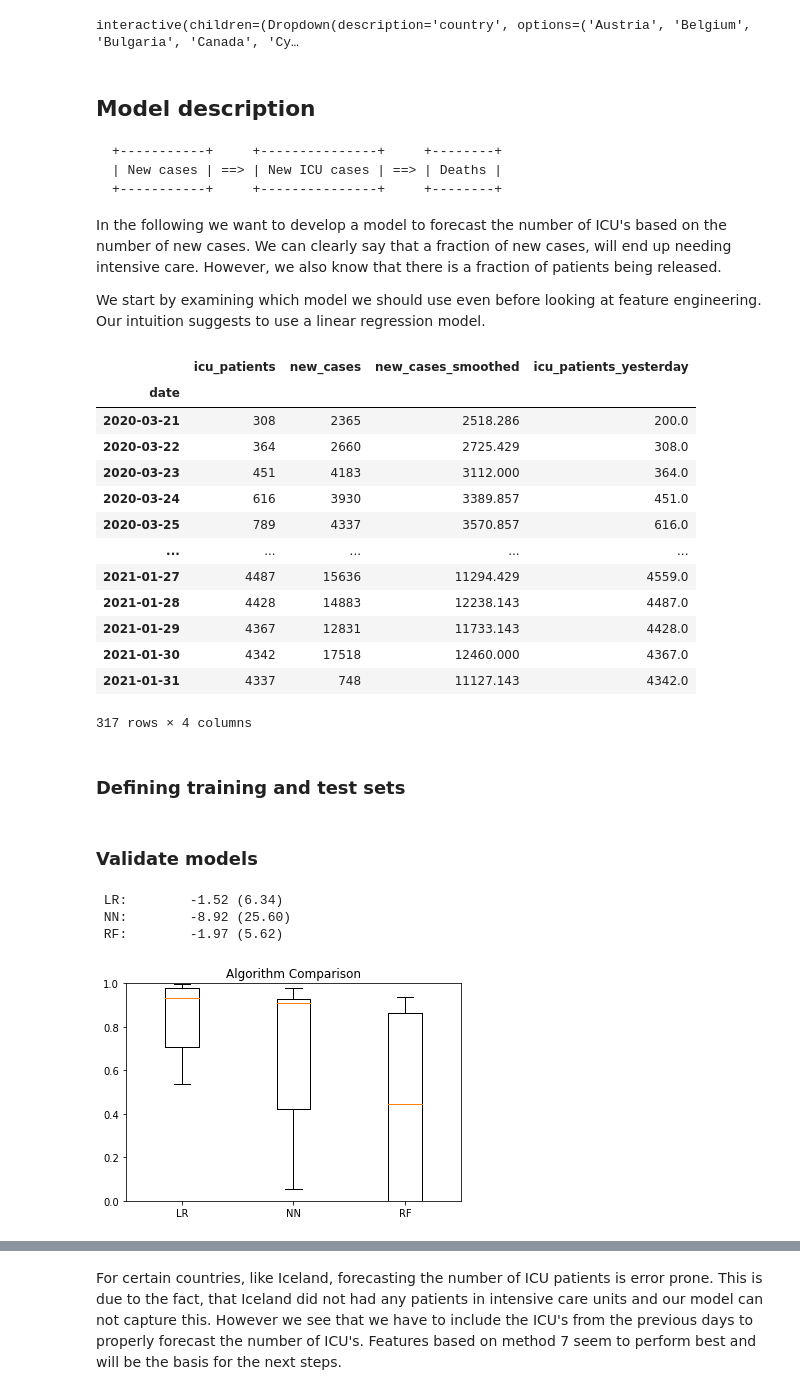
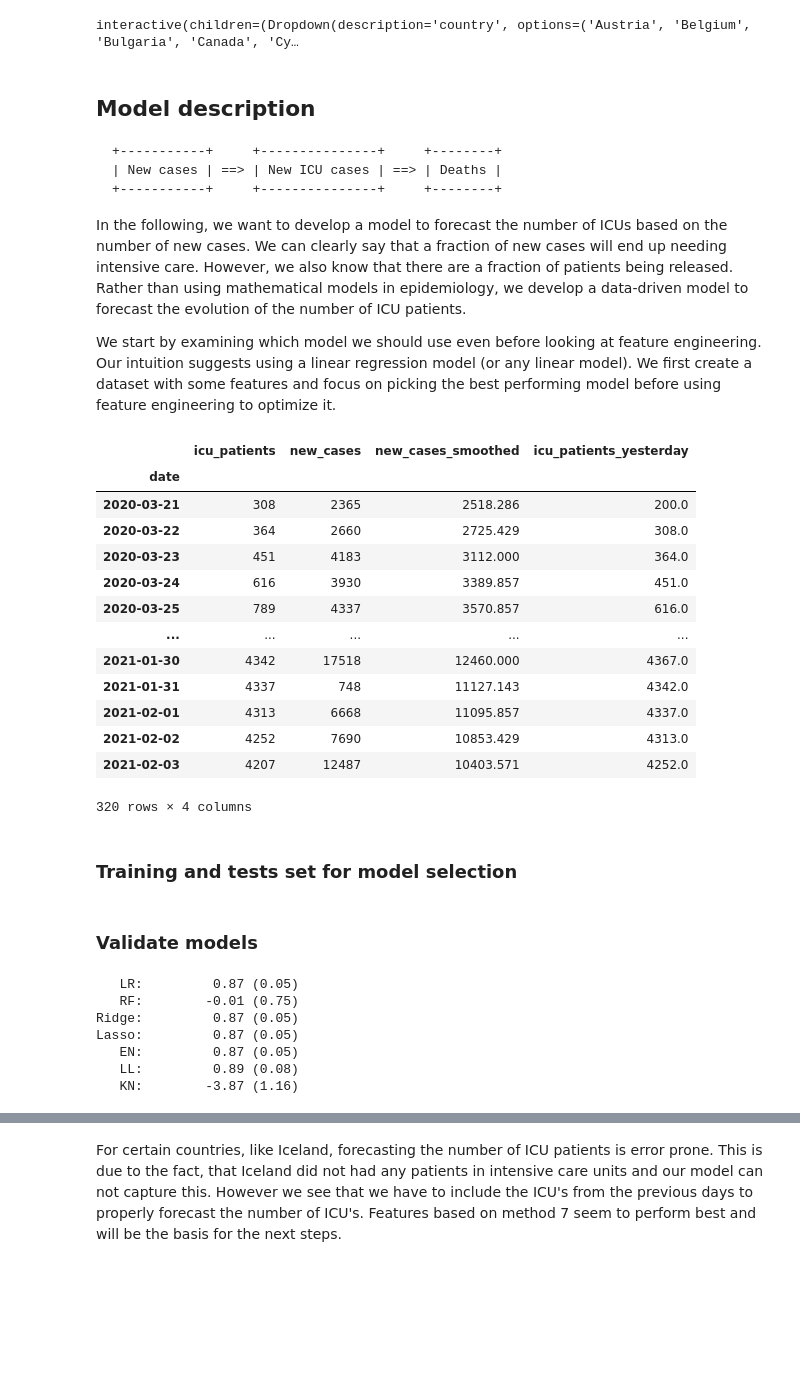
Before and after one commit to ahelm/covid19-analysis, a Jupyter notebook: analyse_covid_data.ipynb, the cells around one changed output, grey strips where cells are left out. Saved outputs shown, nothing was run; the diff lists cells and outputs as text; code cells hidden in the pictures; blank space fills up the shorter version.

````diff
--- a/analyse_covid_data.ipynb
+++ b/analyse_covid_data.ipynb
@@ -7,6 +7,7 @@ import matplotlib.pyplot as plt
 import ipywidgets as widgets
 
 from sklearn import metrics
+from sklearn import preprocessing
 from sklearn.model_selection import TimeSeriesSplit
 from sklearn.model_selection import cross_val_score
 from sklearn.model_selection import train_test_split
@@ -16,17 +17,16 @@ from sklearn.linear_model import Ridge
 from sklearn.linear_model import Lasso
 from sklearn.linear_model import ElasticNet
 from sklearn.linear_model import LassoLars
-from sklearn.linear_model import LassoLars
 
 from sklearn.neural_network import MLPRegressor
 from sklearn.neighbors import KNeighborsRegressor
 from sklearn.ensemble import RandomForestRegressor
 from sklearn.svm import SVR
 
+from sklearn.pipeline import make_pipeline
+from sklearn.preprocessing import StandardScaler
+
 from scipy.special import softmax
-
-# don't raise 'SettingWithCopyWarning'
-pd.set_option('mode.chained_assignment', None)
 # %% [markdown]
 # Reading Covid dataset
 
@@ -147,29 +144,32 @@ interactive(children=(Dropdown(description='country', options=('Austria', 'Belgi
 +-----------+     +---------------+     +--------+
 ```
 
-In the following we want to develop a model to forecast the number of ICU's based on the number of new cases. We can clearly say that a fraction of new cases, will end up needing intensive care. However, we also know that there is a fraction of patients being released.
+In the following, we want to develop a model to forecast the number of ICUs based on the number of new cases. We can clearly say that a fraction of new cases will end up needing intensive care. However, we also know that there are a fraction of patients being released. Rather than using mathematical models in epidemiology, we develop a data-driven model to forecast the evolution of the number of ICU patients.
 
-We start by examining which model we should use even before looking at feature engineering. Our intuition suggests to use a linear regression model.
+We start by examining which model we should use even before looking at feature engineering. Our intuition suggests using a linear regression model (or any linear model). We first create a dataset with some features and focus on picking the best performing model before using feature engineering to optimize it.
 # %%
-icu_patients = total_df.loc[total_df.location == "Germany"][["icu_patients", "new_cases", "new_cases_smoothed"]]
+icu_patients = total_df.loc[
+    total_df.location == "Germany",
+    ["icu_patients", "new_cases", "new_cases_smoothed"],
+]
 icu_patients["icu_patients_yesterday"] = icu_patients["icu_patients"].shift(1)
 icu_patients = icu_patients.dropna()
 icu_patients
 # %% [output]
 |  | icu_patients | new_cases | new_cases_smoothed | icu_patients_yesterday |
 | date |  |  |  |  |
 | 2020-03-21 | 308 | 2365 | 2518.286 | 200.0 |
 | 2020-03-22 | 364 | 2660 | 2725.429 | 308.0 |
 | 2020-03-23 | 451 | 4183 | 3112.000 | 364.0 |
 | 2020-03-24 | 616 | 3930 | 3389.857 | 451.0 |
 | 2020-03-25 | 789 | 4337 | 3570.857 | 616.0 |
 | ... | ... | ... | ... | ... |
-| 2021-01-27 | 4487 | 15636 | 11294.429 | 4559.0 |
-| 2021-01-28 | 4428 | 14883 | 12238.143 | 4487.0 |
-| 2021-01-29 | 4367 | 12831 | 11733.143 | 4428.0 |
 | 2021-01-30 | 4342 | 17518 | 12460.000 | 4367.0 |
 | 2021-01-31 | 4337 | 748 | 11127.143 | 4342.0 |
+| 2021-02-01 | 4313 | 6668 | 11095.857 | 4337.0 |
+| 2021-02-02 | 4252 | 7690 | 10853.429 | 4313.0 |
+| 2021-02-03 | 4207 | 12487 | 10403.571 | 4252.0 |
-317 rows × 4 columns
+320 rows × 4 columns
-# %% [markdown]
-### Defining training and test sets
+# %% [markdown]
+### Training and tests set for model selection
 # %%
@@ -183,26 +183,28 @@ y_test = icu_patients.loc["2021":, "icu_patients"]
 # %%
 models = [
     ("LR", LinearRegression()),
-    ("NN", MLPRegressor()),
     ("RF", RandomForestRegressor()),
+    ("Ridge", Ridge()),
+    ("Lasso", Lasso()),
+    ("EN", ElasticNet()),
+    ("LL", LassoLars()),
+    ("KN", KNeighborsRegressor()),
 ]
 
 results = []
 names = []
 
 for name, model in models:
-    tscv = TimeSeriesSplit(n_splits=8)
+    tscv = TimeSeriesSplit(n_splits=2)
     cv_results = cross_val_score(model, X_train, y_train, cv=tscv, scoring="r2")
     results.append(cv_results)
     names.append(name)
-    print(f"{name:>3}: {cv_results.mean():12.2f} ({cv_results.std():.2f})")
-
-plt.boxplot(results, labels=names)
-plt.ylim((0, 1))
-plt.title('Algorithm Comparison')
-plt.show()
+    print(f"{name:>5}: {cv_results.mean():12.2f} ({cv_results.std():.2f})")
 # %% [output]
- LR:        -1.52 (6.34)
- NN:        -8.92 (25.60)
- RF:        -1.97 (5.62)
+   LR:         0.87 (0.05)
+   RF:        -0.01 (0.75)
+Ridge:         0.87 (0.05)
+Lasso:         0.87 (0.05)
+   EN:         0.87 (0.05)
+   LL:         0.89 (0.08)
+   KN:        -3.87 (1.16)
-[figure, removed]
````
Also changed, not shown: parts of 34 cells of this notebook.
